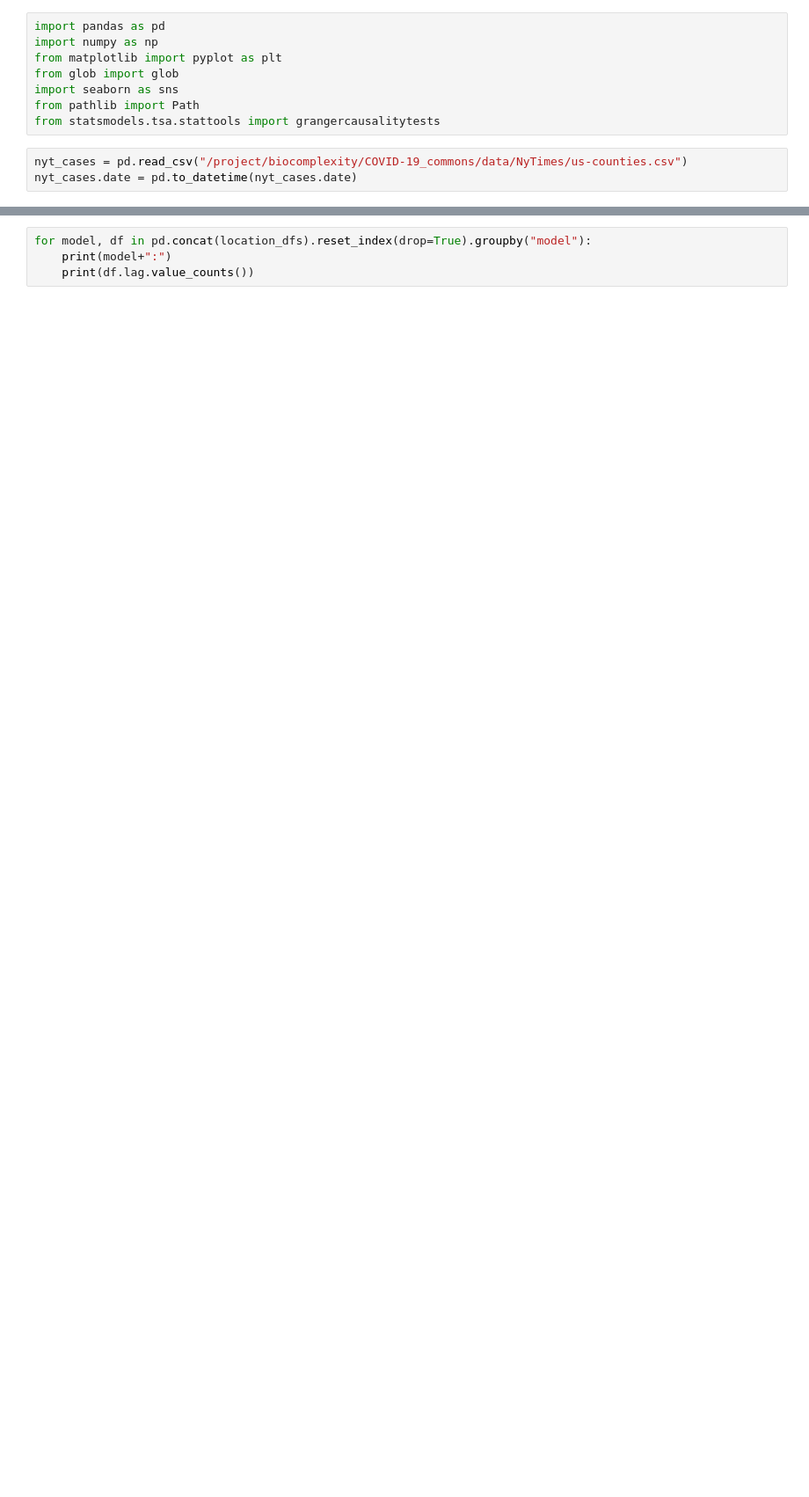
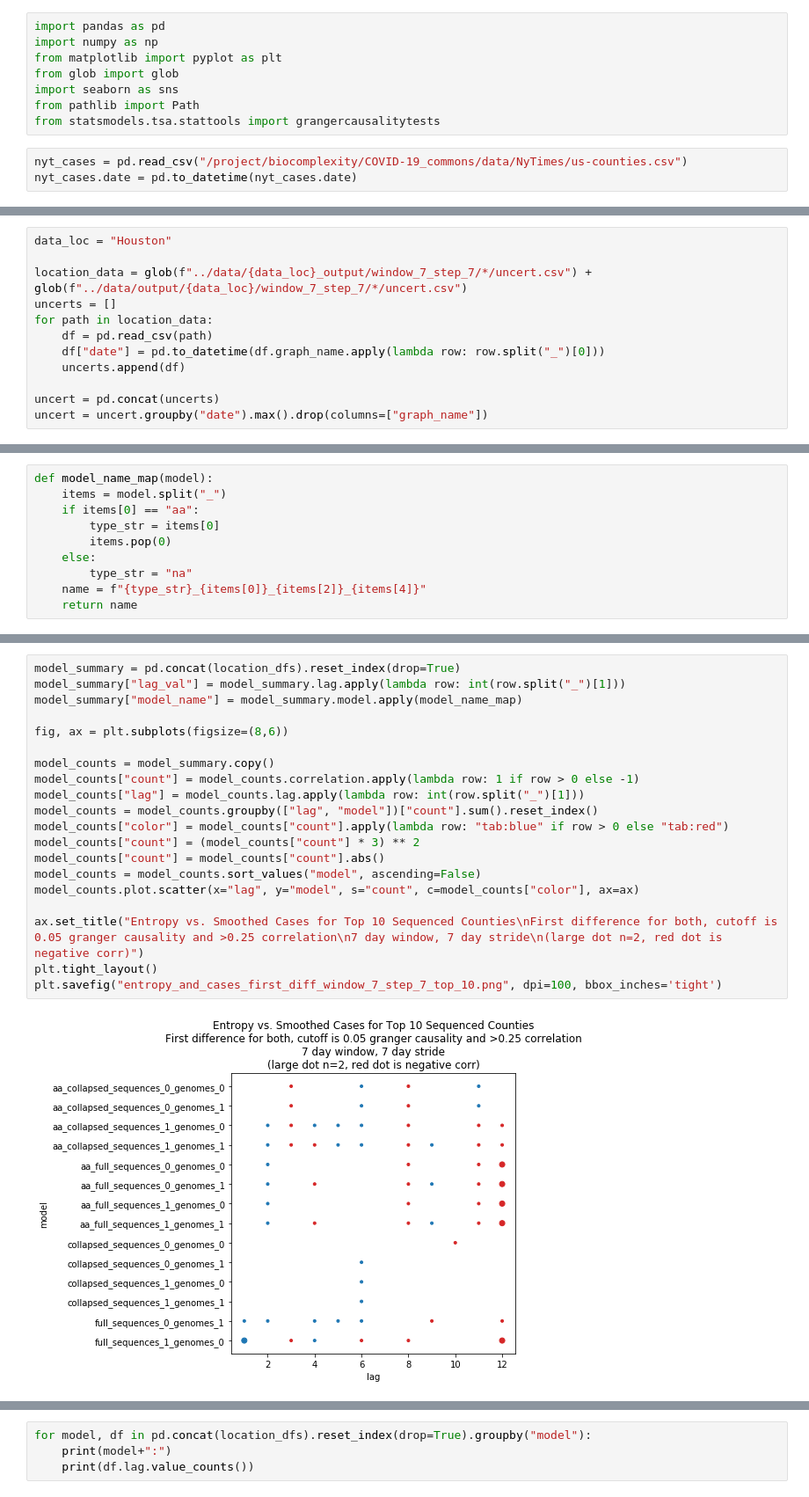
Before and after one commit to itsyosef/bionetworks, a Jupyter notebook: covid/notebooks/EntropyCorrs.ipynb, the cells around one changed output, grey strips where cells are left out. Shown at 88% size. Saved outputs shown, nothing was run; the diff lists cells and outputs as text; blank space fills up the shorter version.

```diff
--- a/covid/notebooks/EntropyCorrs.ipynb
+++ b/covid/notebooks/EntropyCorrs.ipynb
@@ -48,0 +28,12 @@ Los Angeles
+# %%
+data_loc = "Houston"
+
+location_data = glob(f"../data/{data_loc}_output/window_7_step_7/*/uncert.csv") +  glob(f"../data/output/{data_loc}/window_7_step_7/*/uncert.csv")
+uncerts = []
+for path in location_data:
+    df = pd.read_csv(path)
+    df["date"] = pd.to_datetime(df.graph_name.apply(lambda row: row.split("_")[0]))
+    uncerts.append(df)
+
+uncert = pd.concat(uncerts)
+uncert = uncert.groupby("date").max().drop(columns=["graph_name"])
@@ -130,0 +362,10 @@ modelq
+# %%
+def model_name_map(model):
+    items = model.split("_")
+    if items[0] == "aa":
+        type_str = items[0]
+        items.pop(0)
+    else:
+        type_str = "na"
+    name = f"{type_str}_{items[0]}_{items[2]}_{items[4]}"
+    return name
@@ -130,0 +402,22 @@ modelq
+# %%
+model_summary = pd.concat(location_dfs).reset_index(drop=True)
+model_summary["lag_val"] = model_summary.lag.apply(lambda row: int(row.split("_")[1]))
+model_summary["model_name"] = model_summary.model.apply(model_name_map)
+
+fig, ax = plt.subplots(figsize=(8,6))
+
+model_counts = model_summary.copy()
+model_counts["count"] = model_counts.correlation.apply(lambda row: 1 if row > 0 else -1)
+model_counts["lag"] = model_counts.lag.apply(lambda row: int(row.split("_")[1]))
+model_counts = model_counts.groupby(["lag", "model"])["count"].sum().reset_index()
+model_counts["color"] = model_counts["count"].apply(lambda row: "tab:blue" if row > 0 else "tab:red")
+model_counts["count"] = (model_counts["count"] * 3) ** 2
+model_counts["count"] = model_counts["count"].abs()
+model_counts = model_counts.sort_values("model", ascending=False)
+model_counts.plot.scatter(x="lag", y="model", s="count", c=model_counts["color"], ax=ax)
+
+ax.set_title("Entropy vs. Smoothed Cases for Top 10 Sequenced Counties\nFirst difference for both, cutoff is 0.05 granger causality and >0.25 correlation\n7 day window, 7 day stride\n(large dot n=2, red dot is negative corr)")
+plt.tight_layout()
+plt.savefig("entropy_and_cases_first_diff_window_7_step_7_top_10.png", dpi=100, bbox_inches='tight')
+# %% [output]
+[figure, added]
```
Also changed, not shown: parts of 23 cells of this notebook, 11 other files.
